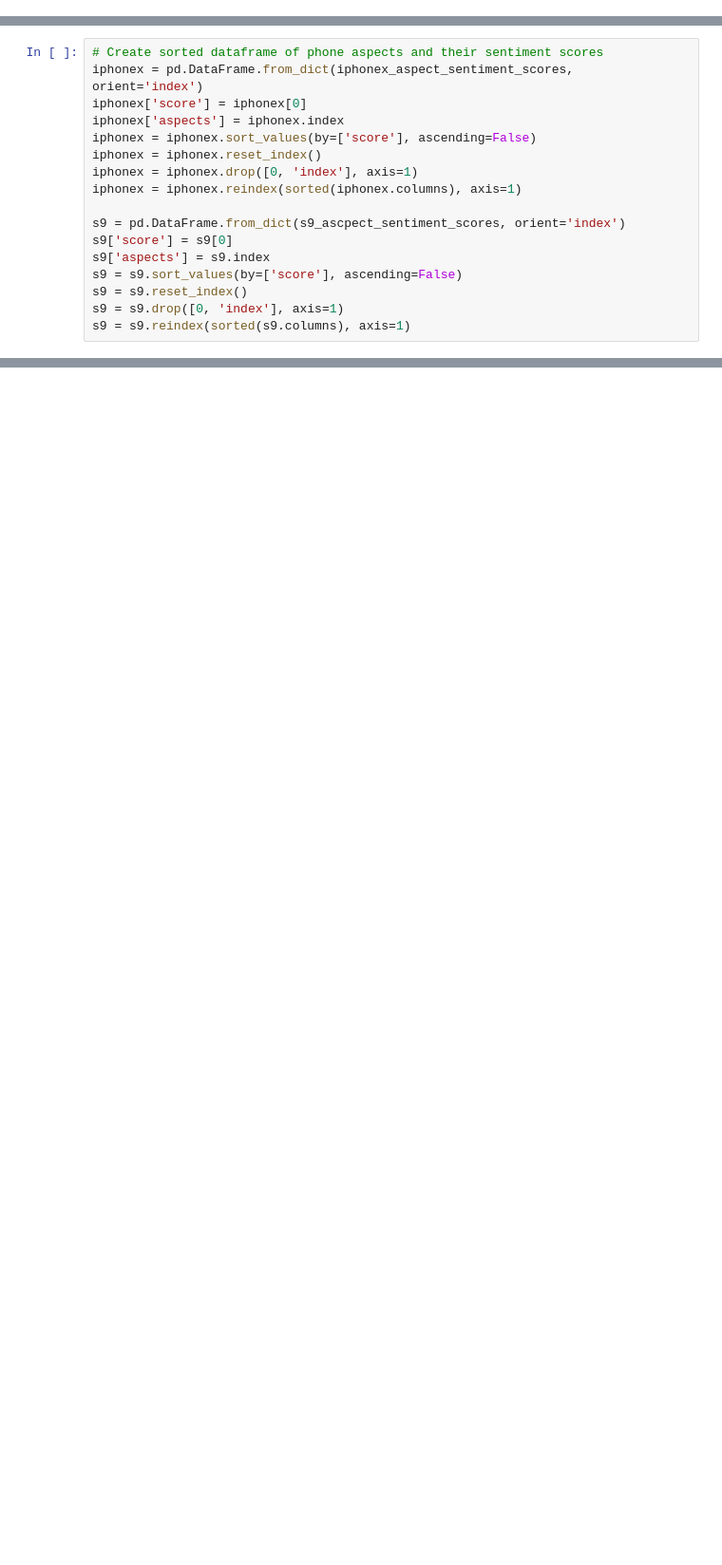
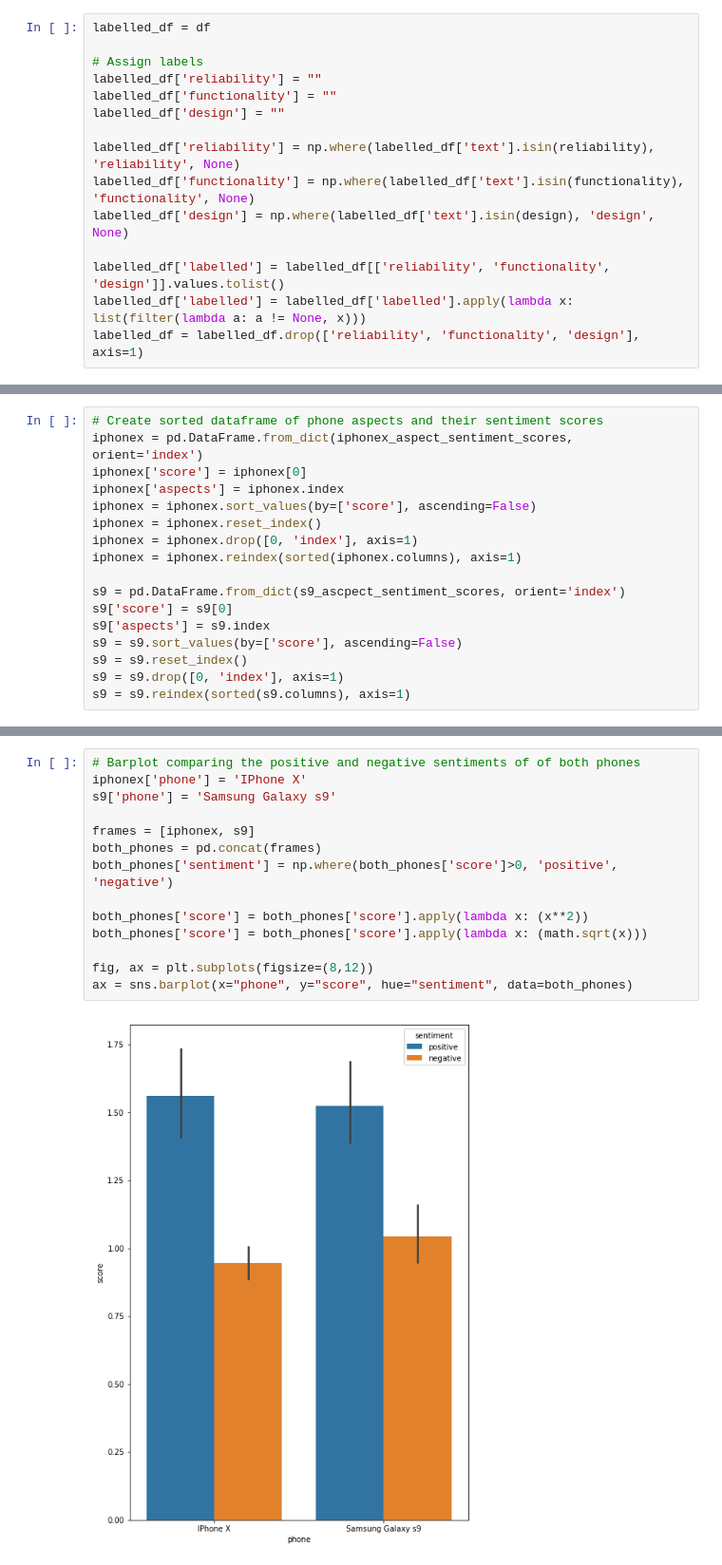
Before and after one commit to ayan1995/Thinkful, a Jupyter notebook: Bootcamp/Final Capstone Opinion Mining/opinion_mining/Notebook/Opinion Mining/Opinion Mining.ipynb, the cells around one changed output, grey strips where cells are left out. Shown at 95% size. Saved outputs shown, nothing was run; the diff lists cells and outputs as text; blank space fills up the shorter version.

```diff
--- a/Bootcamp/Final Capstone Opinion Mining/opinion_mining/Notebook/Opinion Mining/Opinion Mining.ipynb
+++ b/Bootcamp/Final Capstone Opinion Mining/opinion_mining/Notebook/Opinion Mining/Opinion Mining.ipynb
@@ -247,0 +270,15 @@ opinion_words = neg + pos
+# %%
+labelled_df = df
+
+# Assign labels
+labelled_df['reliability'] = ""
+labelled_df['functionality'] = ""
+labelled_df['design'] = ""
+
+labelled_df['reliability'] = np.where(labelled_df['text'].isin(reliability), 'reliability', None)
+labelled_df['functionality'] = np.where(labelled_df['text'].isin(functionality), 'functionality', None)
+labelled_df['design'] = np.where(labelled_df['text'].isin(design), 'design', None)
+
+labelled_df['labelled'] = labelled_df[['reliability', 'functionality', 'design']].values.tolist()
+labelled_df['labelled'] = labelled_df['labelled'].apply(lambda x: list(filter(lambda a: a != None, x)))
+labelled_df = labelled_df.drop(['reliability', 'functionality', 'design'], axis=1)
@@ -412,0 +540,16 @@ s9_positive = s9_positive.reindex(sorted(s9_positive), axis=1)
+# %%
+# Barplot comparing the positive and negative sentiments of of both phones
+iphonex['phone'] = 'IPhone X'
+s9['phone'] = 'Samsung Galaxy s9'
+
+frames = [iphonex, s9]
+both_phones = pd.concat(frames)
+both_phones['sentiment'] = np.where(both_phones['score']>0, 'positive', 'negative')
+
+both_phones['score'] = both_phones['score'].apply(lambda x: (x**2))
+both_phones['score'] = both_phones['score'].apply(lambda x: (math.sqrt(x)))
+
+fig, ax = plt.subplots(figsize=(8,12))
+ax = sns.barplot(x="phone", y="score", hue="sentiment", data=both_phones)
+# %% [output]
+[figure, added]
```
Also changed, not shown: parts of 38 cells of this notebook, 2 other files.
